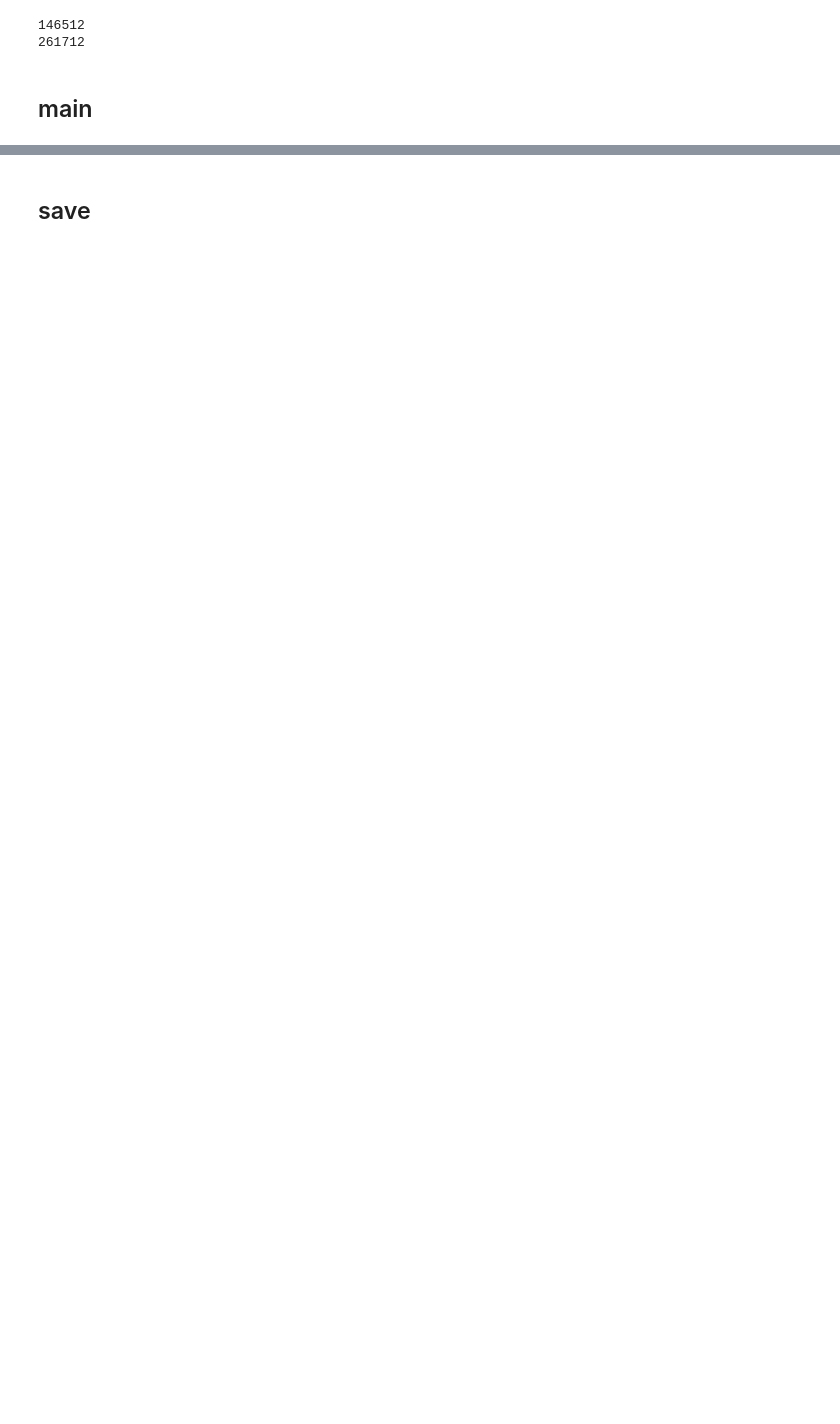
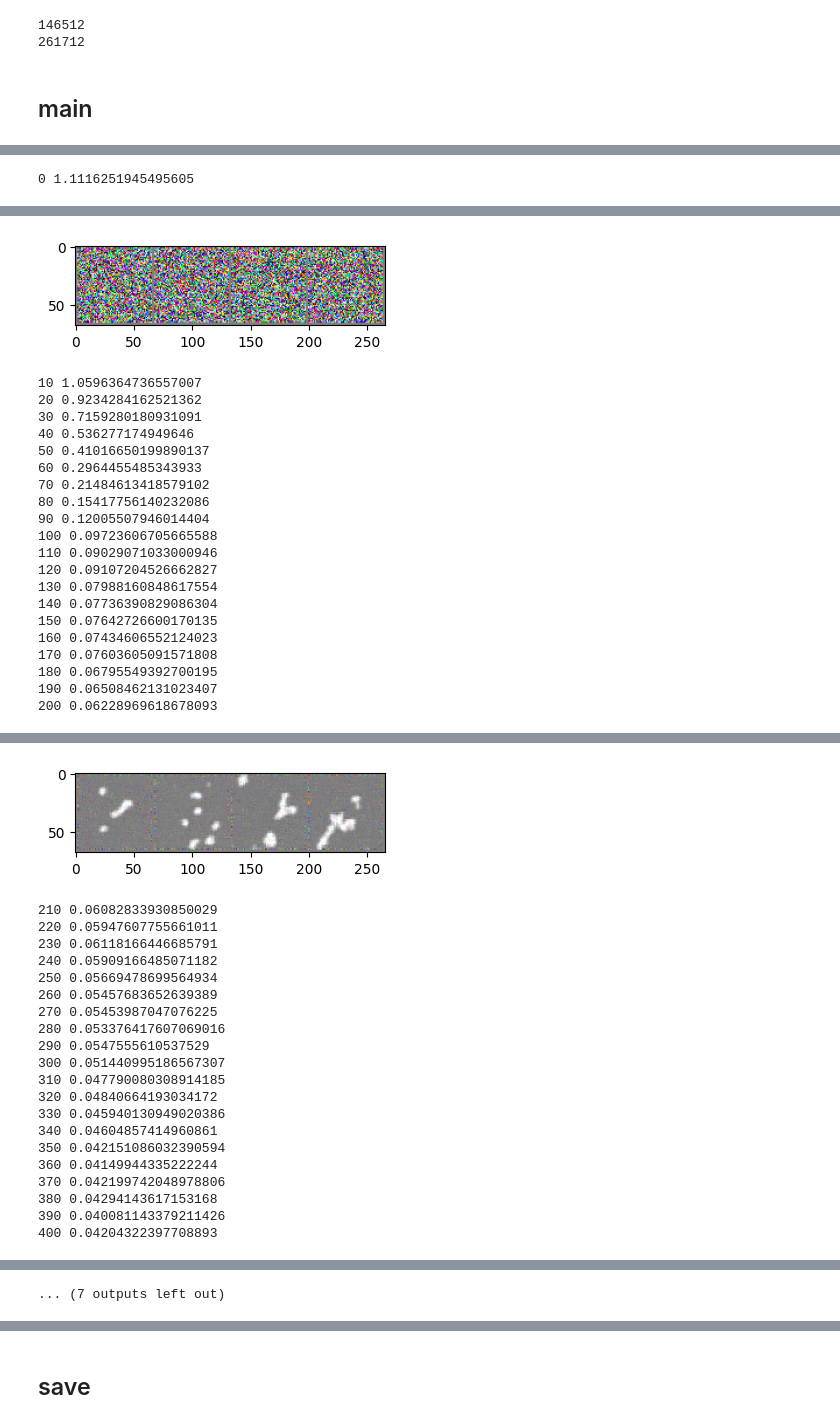
Before and after one commit to eisbetterthanpi/latent-flow-model, a Jupyter notebook: latent_flow_matching.ipynb, the cells around one changed output, grey strips where cells are left out. Cells and saved outputs as stored; diff of their text form; code cells hidden in the pictures; blank space fills up the shorter version.

```diff
--- a/latent_flow_matching.ipynb
+++ b/latent_flow_matching.ipynb
@@ -27,15 +27,17 @@ class MultiHeadAttention(nn.Module):
         # self.lin = nn.Linear(d_model, d_model)
         self.lin = zero_module(nn.Linear(d_model, d_model))
         self.drop = nn.Dropout(dropout) # indp before q,k,v; after linout
+        self.rope = RoPE(d_head, seq_len=512, base=10000)
         self.scale = self.d_head ** -.5
 
     def forward(self, x, cond=None, mask=None): # [batch, T, d_model]=[batch, h*w, c], [batch, num_tok, cond_dim], [batch,T]
         batch = x.shape[0]
         if self.cond_dim==None: cond=x # is self attn
-        # Q = self.q(x).view(batch, -1, self.n_heads, self.d_head).transpose(1, 2) # [batch, T, d_model] -> [batch, n_heads, T, d_head]
         Q = self.q(x).unflatten(-1, (self.n_heads, self.d_head)).transpose(1, 2) # [batch, T, d_model] -> [batch, n_heads, T, d_head]
-        # K = self.k(x).view(batch, -1, self.n_heads, self.d_head).transpose(1, 2)
-        K, V = self.kv(cond).view(batch, -1, self.n_heads, 2*self.d_head).transpose(1, 2).chunk(2, dim=-1) # [batch, n_heads, T/num_tok, d_head]
+        # K = self.k(x).unflatten(-1, (self.n_heads, self.d_head)).transpose(1, 2)
+        K, V = self.kv(cond).unflatten(-1, (self.n_heads, 2*self.d_head)).transpose(1, 2).chunk(2, dim=-1) # [batch, n_heads, T/num_tok, d_head]
+
+        Q, K = self.rope(Q), self.rope(K)
 
         # linear attention # Softmax(Q) @ (Softmax(K).T @ V)
         if mask != None:
@@ -1404,9 +1026,9 @@ def train(model, optim, dataloader):
     #     img = img.to(device)
         # # cond = cond_emb(y)
         cond = F.one_hot(y, num_classes=10).to(torch.float)
+        # x1 = F.interpolate(x1, size=(16,16)).repeat(1,3,1,1)
+        img = F.interpolate(x1, size=(64,64)).repeat(1,3,1,1)
         with torch.autocast(device_type=device, dtype=torch.bfloat16): # float16 cannot?
-            # x1 = F.interpolate(x1, size=(16,16)).repeat(1,3,1,1)
-            img = F.interpolate(x1, size=(64,64)).repeat(1,3,1,1)
 
             # with torch.no_grad():
             # x1 = model.ae.encode(img)
@@ -1429,23 +1051,23 @@ def train(model, optim, dataloader):
             print(i,loss.item())
             # print(i,ae_loss.item(), fm_loss.item())
         if i % 200 == 0:
+            with torch.no_grad():
+                cond = F.one_hot(torch.arange(16, device=device)%10, num_classes=10).to(torch.float)
+                img_ = reverse_flow(model, cond, timesteps=10) # unet
+                # img_ = model.sample(cond, timesteps=10) # ldm
+                # x1_ = reverse_flow(model.unet, cond, timesteps=10)
+                # print(x1.dtype)
+                # imshow(torchvision.utils.make_grid(x1_[:4].cpu(), nrow=4))
 
-            cond = F.one_hot(torch.arange(16, device=device)%10, num_classes=10).to(torch.float)
-            img_ = reverse_flow(model, cond, timesteps=10) # unet
-            # img_ = model.sample(cond, timesteps=10) # ldm
-            # x1_ = reverse_flow(model.unet, cond, timesteps=10)
-            # print(x1.dtype)
-            # imshow(torchvision.utils.make_grid(x1_[:4].cpu(), nrow=4))
-
-            # img_ = model.ae.decode(x1_.float())
-            # with torch.no_grad(): img_ = model.ae.decode(x1_)
-            imshow(torchvision.utils.make_grid(img_[:4].cpu(), nrow=4))
+                # img_ = model.ae.decode(x1_.float())
+                # with torch.no_grad(): img_ = model.ae.decode(x1_)
+                imshow(torchvision.utils.make_grid(img_[:4].cpu(), nrow=4))
 
         try: wandb.log({"loss": loss.item()})
         # try: wandb.log({"ae_loss": ae_loss.item(), "fm_loss": fm_loss.item()})
         except NameError: pass
 
-for epoch in range(1):
+for epoch in range(2):
 # for epoch in range(40):
     train(model, optim, train_loader)
 
@@ -1457,9 +1079,12 @@ for epoch in range(1):
     # imshow(torchvision.utils.make_grid(x1[:4].detach().cpu().to(torch.float32), nrow=4))
     # imshow(torchvision.utils.make_grid(img_[:4].detach().cpu().to(torch.float32), nrow=4))
 
+    model.eval()
     with torch.no_grad():
         # # # cond = F.one_hot(torch.tensor([4], device=device), num_classes=10).expand(16,-1).to(torch.float)
         cond = F.one_hot(torch.arange(16, device=device)%10, num_classes=10).to(torch.float)
         img_ = reverse_flow(model, cond, timesteps=10) # unet
         # img_ = model.sample(cond, timesteps=10) # ldm
         imshow(torchvision.utils.make_grid(img_.cpu(), nrow=4))
+# %% [output]
+0 1.1116251945495605
@@ -1465,0 +1092,21 @@ for epoch in range(1):
+[figure, added]
+10 1.0596364736557007
+20 0.9234284162521362
+30 0.7159280180931091
+40 0.536277174949646
+50 0.41016650199890137
+60 0.2964455485343933
+70 0.21484613418579102
+80 0.15417756140232086
+90 0.12005507946014404
+100 0.09723606705665588
+110 0.09029071033000946
+120 0.09107204526662827
+130 0.07988160848617554
+140 0.07736390829086304
+150 0.07642726600170135
+160 0.07434606552124023
+170 0.07603605091571808
+180 0.06795549392700195
+190 0.06508462131023407
+200 0.06228969618678093
@@ -1465,0 +1114,21 @@ for epoch in range(1):
+[figure, added]
+210 0.06082833930850029
+220 0.05947607755661011
+230 0.06118166446685791
+240 0.05909166485071182
+250 0.05669478699564934
+260 0.05457683652639389
+270 0.05453987047076225
+280 0.053376417607069016
+290 0.0547555610537529
+300 0.051440995186567307
+310 0.047790080308914185
+320 0.04840664193034172
+330 0.045940130949020386
+340 0.04604857414960861
+350 0.042151086032390594
+360 0.04149944335222244
+370 0.042199742048978806
+380 0.04294143617153168
+390 0.040081143379211426
+400 0.04204322397708893
@@ -1466,3 +1145,4 @@ for epoch in range(1):
+... (7 outputs left out)
 # %%
 # @title test func
 
```
Also changed, not shown: parts of 17 cells of this notebook.
